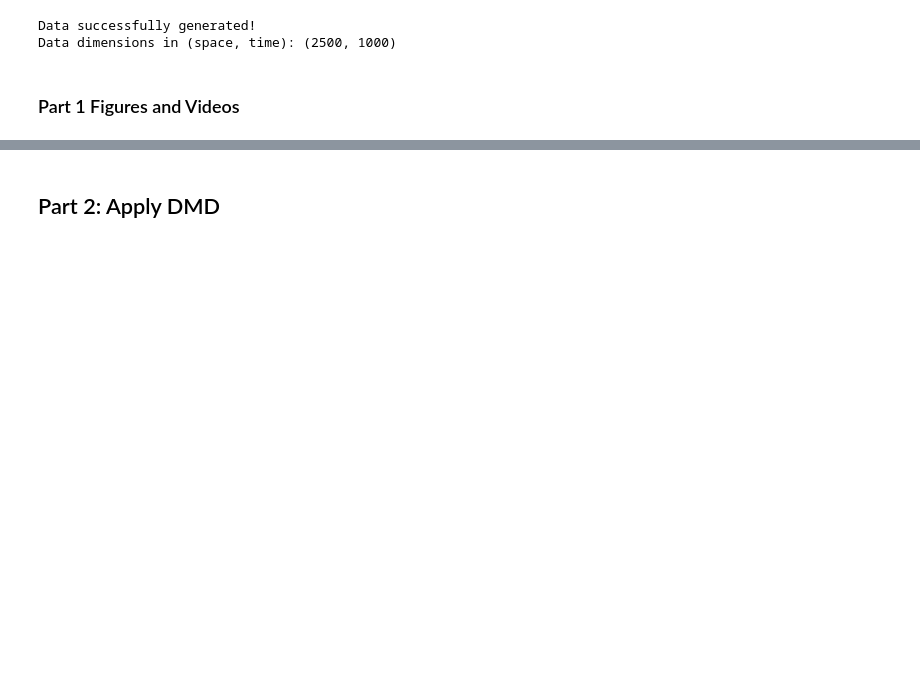
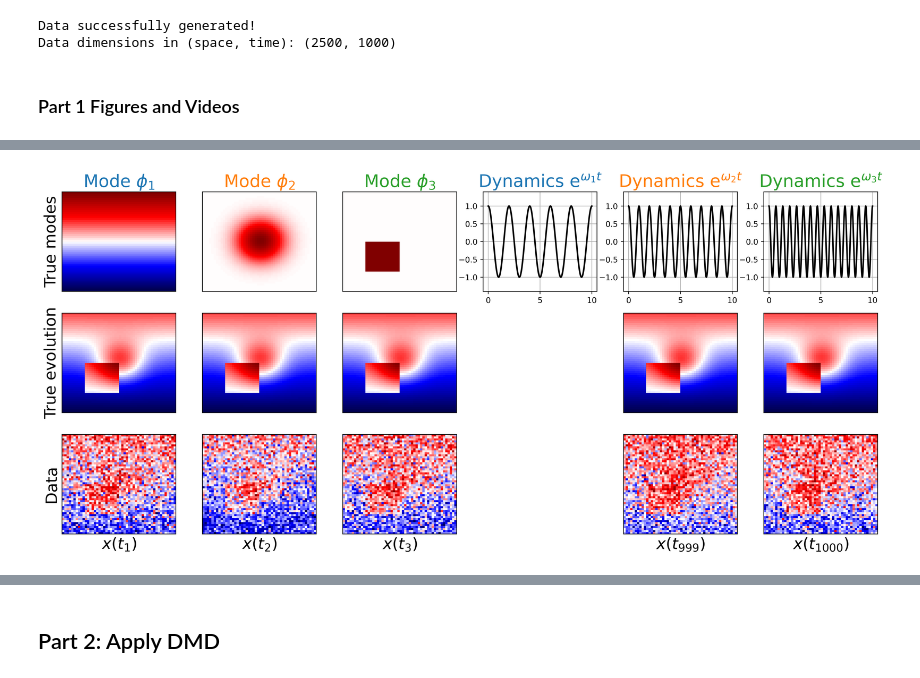
Before and after one commit to sichinaga/sparse_mode_dmd, a Jupyter notebook: Example1-ToyData.ipynb, the cells around one changed output, grey strips where cells are left out. Cells and saved outputs as stored; diff of their text form; code cells hidden in the pictures; blank space fills up the shorter version.

```diff
--- a/Example1-ToyData.ipynb
+++ b/Example1-ToyData.ipynb
@@ -125,0 +92,65 @@ for i in [0, 1, 2, nt - 1]:
+# %%
+fig = plt.figure(figsize=(15, 7), dpi=400)
+mode_colors = ["tab:blue", "tab:orange", "tab:green"]
+
+# (1a) Plot the spatial modes.
+for i, u in enumerate([u1, u2, u3]):
+    ax = fig.add_subplot(3, 6, i + 1)
+    ax.set_title(f"Mode $\phi_{i + 1}$", fontsize=22, c=mode_colors[i])
+    ax.pcolor(u.reshape(ny, nx), vmax=1, vmin=-1, cmap="seismic")
+    ax.set_xticks([])
+    ax.set_yticks([])
+
+    if i == 0:
+        ax.set_ylabel("True modes", fontsize=20)
+
+# (1b) Plot the time dynamics.
+dynamics_titles = [
+    "Dynamics e$^{\omega_1 t}$",
+    "Dynamics e$^{\omega_2 t}$",
+    "Dynamics e$^{\omega_3 t}$"
+]
+for i, dynamics in enumerate([t1, t2, t3]):
+    ax = fig.add_subplot(3, 6, i + 4)
+    ax.set_title(dynamics_titles[i], fontsize=22, c=mode_colors[i])
+    ax.plot(t, dynamics.real, lw=2, c="k")
+    ax.set_ylim([-1.4, 1.4])
+    ax.grid()
+    ax.tick_params(axis="both", which="major", labelsize=10)
+
+# (2) Plot the clean data.
+for i, x in enumerate(np.hstack([X_clean[:, :3], X_clean[:, -3:]]).T):
+    if i == 3:
+        ax = fig.add_subplot(3, 6, i + 7)
+        ax.axis("off")
+    else:
+        ax = fig.add_subplot(3, 6, i + 7)
+        plt.pcolor(x.reshape(ny, nx).real, cmap="seismic")
+
+    if i == 0:
+        ax.set_ylabel("True evolution", fontsize=20)
+
+    ax.set_xticks([])
+    ax.set_yticks([])
+
+# (3) Plot the noisy data.
+snapshot_titles = ["$x(t_{1})$", "$x(t_{2})$", "$x(t_{3})$", "", "$x(t_{999})$", "$x(t_{1000})$"]
+for i, x in enumerate(np.hstack([X[:, :3], X[:, -3:]]).T):
+    if i == 3:
+        ax = fig.add_subplot(3, 6, i + 13)
+        ax.axis("off")
+    else:
+        ax = fig.add_subplot(3, 6, i + 13)
+        ax.set_xlabel(snapshot_titles[i], fontsize=20)
+        plt.pcolor(x.reshape(ny, nx).real, cmap="seismic")
+
+    if i == 0:
+        ax.set_ylabel("Data", fontsize=20)
+
+    ax.set_xticks([])
+    ax.set_yticks([])
+
+plt.tight_layout()
+plt.show()
+# %% [output]
+[figure, added]
```
Also changed, not shown: parts of 11 cells of this notebook, 1 other file.
